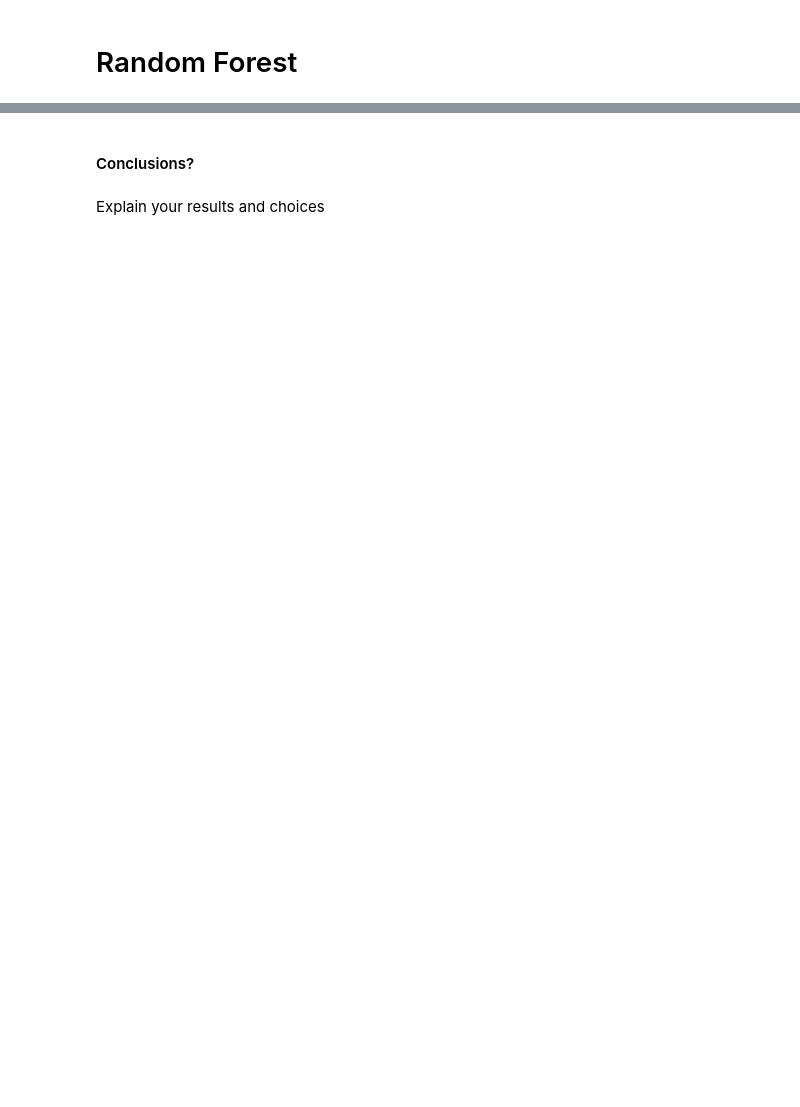
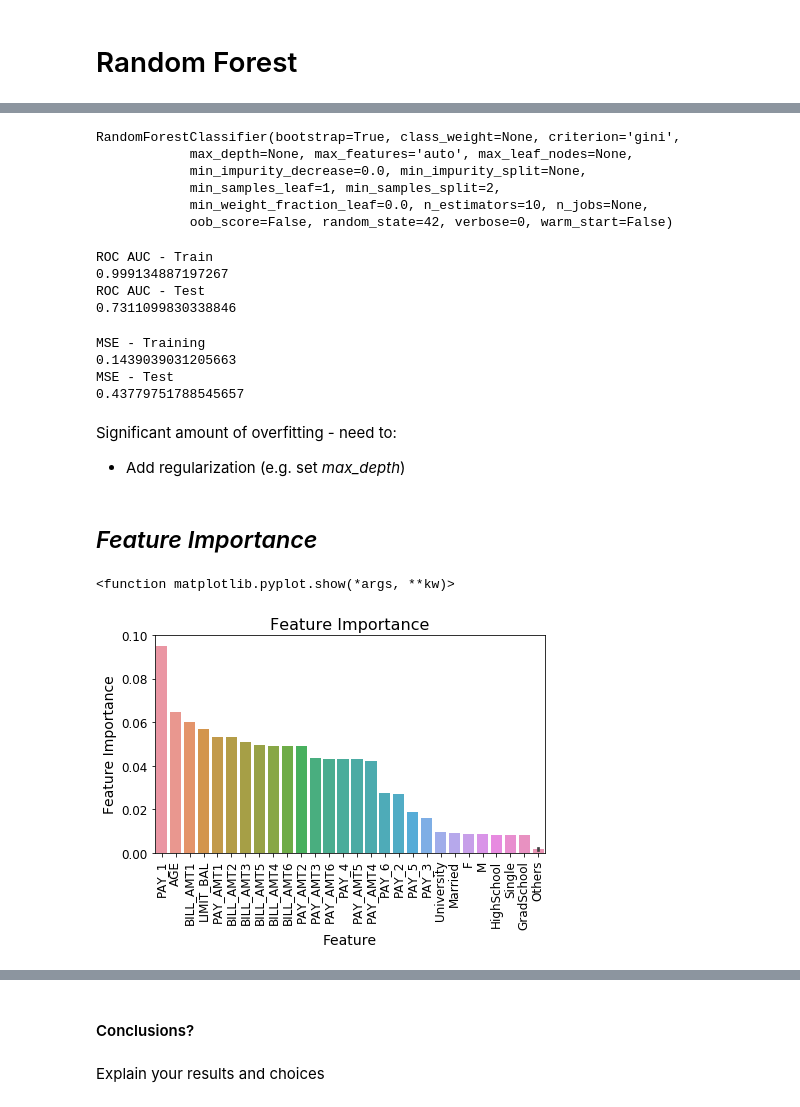
Before and after one commit to david-siqi-liu/SCS3253_Winter2019, a Jupyter notebook: W03_Liu_qq287393.ipynb, the cells around one changed output, grey strips where cells are left out. Cells and saved outputs as stored; diff of their text form; code cells hidden in the pictures; blank space fills up the shorter version.

```diff
--- a/W03_Liu_qq287393.ipynb
+++ b/W03_Liu_qq287393.ipynb
@@ -312,0 +408,4 @@ df_test_prepared = full_pipeline.fit_transform(df_test)
+# %%
+preprocess_pipeline.fit(df_train_X)
+
+df_train_X_transformed = preprocess_pipeline.transform(df_train_X)
@@ -312,0 +414,9 @@ df_test_prepared = full_pipeline.fit_transform(df_test)
+# %%
+final_features = ['AGE'
+                  , 'PAY_1', 'PAY_2', 'PAY_3', 'PAY_4', 'PAY_5', 'PAY_6'
+                  , 'LIMIT_BAL'
+                  , 'PAY_AMT1', 'PAY_AMT2', 'PAY_AMT3', 'PAY_AMT4', 'PAY_AMT5', 'PAY_AMT6'
+                  , 'BILL_AMT1', 'BILL_AMT2', 'BILL_AMT3', 'BILL_AMT4', 'BILL_AMT5', 'BILL_AMT6'
+                  , 'F', 'M'
+                  , 'GradSchool', 'HighSchool', 'Others', 'University'
+                  , 'Married', 'Others', 'Single']
@@ -324,0 +470,11 @@ SyntaxError: invalid syntax (<ipython-input-27-d949bc915d94>, line 1)
+# %%
+forest_clf = RandomForestClassifier(random_state = 42)
+# %%
+forest_clf.fit(df_train_X_transformed, df_train_y)
+# %% [output]
+RandomForestClassifier(bootstrap=True, class_weight=None, criterion='gini',
+            max_depth=None, max_features='auto', max_leaf_nodes=None,
+            min_impurity_decrease=0.0, min_impurity_split=None,
+            min_samples_leaf=1, min_samples_split=2,
+            min_weight_fraction_leaf=0.0, n_estimators=10, n_jobs=None,
+            oob_score=False, random_state=42, verbose=0, warm_start=False)
@@ -324,0 +489,41 @@ SyntaxError: invalid syntax (<ipython-input-27-d949bc915d94>, line 1)
+# %%
+# ROC AUC
+print('ROC AUC - Train')
+print(roc_auc_score(df_train_y, y_proba_forest_train[:,1]))
+print('ROC AUC - Test')
+print(roc_auc_score(df_test_y, y_proba_forest_test[:,1]))
+# %% [output]
+ROC AUC - Train
+0.999134887197267
+ROC AUC - Test
+0.7311099830338846
+# %%
+# Mean Squared Error
+print('MSE - Training')
+print(np.sqrt(mean_squared_error(df_train_y, y_predict_forest_train)))
+print('MSE - Test')
+print(np.sqrt(mean_squared_error(df_test_y, y_predict_forest_test)))
+# %% [output]
+MSE - Training
+0.1439039031205663
+MSE - Test
+0.43779751788545657
+# %% [markdown]
+Significant amount of overfitting - need to:
+- Add regularization (e.g. set *max_depth*)
+# %% [markdown]
+## *Feature Importance*
+# %%
+temp = pd.DataFrame({'Feature' : final_features
+                     ,'Feature Importance' : forest_clf.feature_importances_})
+
+temp = temp.sort_values(by='Feature Importance', ascending = False)
+
+plt.figure(figsize = (7,4))
+plt.title('Feature Importance', fontsize=16)
+s = sns.barplot(x='Feature', y='Feature Importance', data=temp)
+s.set_xticklabels(s.get_xticklabels(),rotation=90)
+plt.show
+# %% [output]
+<function matplotlib.pyplot.show(*args, **kw)>
+[figure, added]
```
Also changed, not shown: parts of 86 cells of this notebook.
